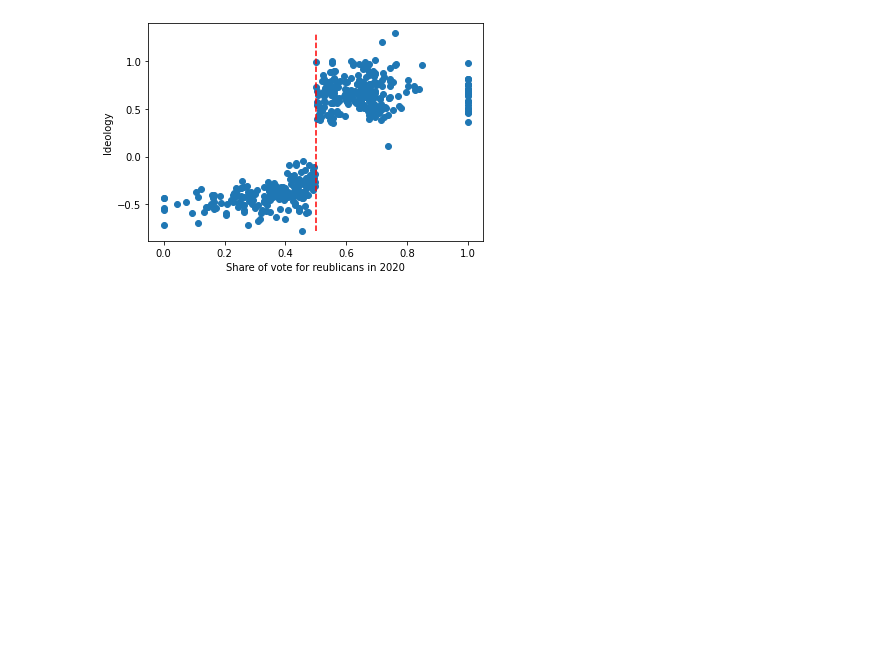
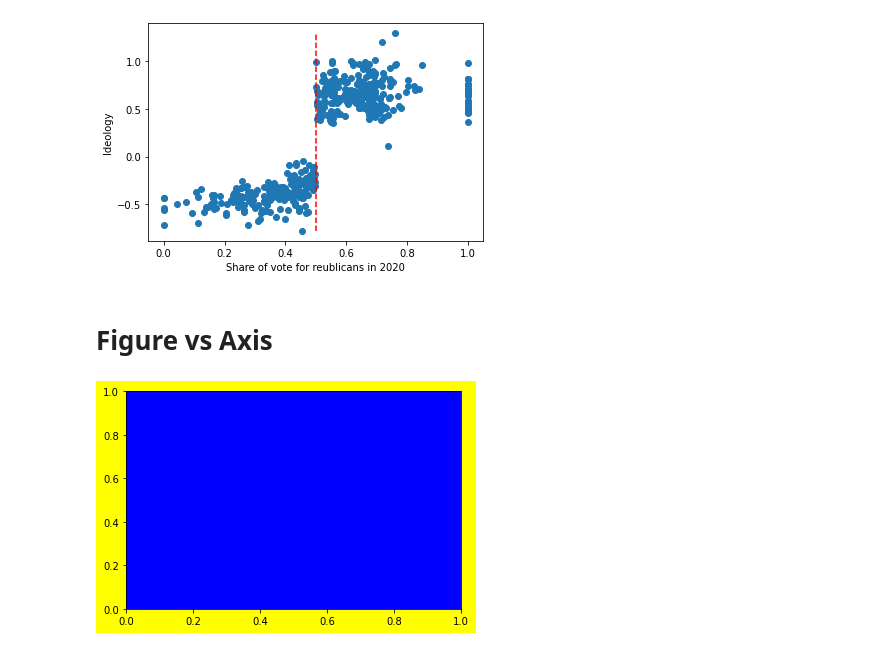
Before and after one commit to gon-olmedo/data-science-cookbook, a Jupyter notebook: Matplotlib/Matplotlib_basics.ipynb, the cells around one changed output. Saved outputs shown, nothing was run; the diff lists cells and outputs as text; code cells hidden in the pictures; blank space fills up the shorter version.

Commit message:
Added Figure vs Axes examples

```diff
--- a/Matplotlib/Matplotlib_basics.ipynb
+++ b/Matplotlib/Matplotlib_basics.ipynb
@@ -204,3 +204,13 @@ plt.vlines(x=0.5,
 # %% [output]
 <matplotlib.collections.LineCollection at 0x...>
 [figure]
+# %% [markdown]
+# Figure vs Axis
+# %%
+# figure is the whole drawing itself, the axe is each chart in that figure
+fig, ax = plt.subplots()
+
+fig.set_facecolor('yellow')
+ax.set_facecolor('blue')
+# %% [output]
+[figure, added]
```
Also changed, not shown: parts of 1 cell of this notebook.
